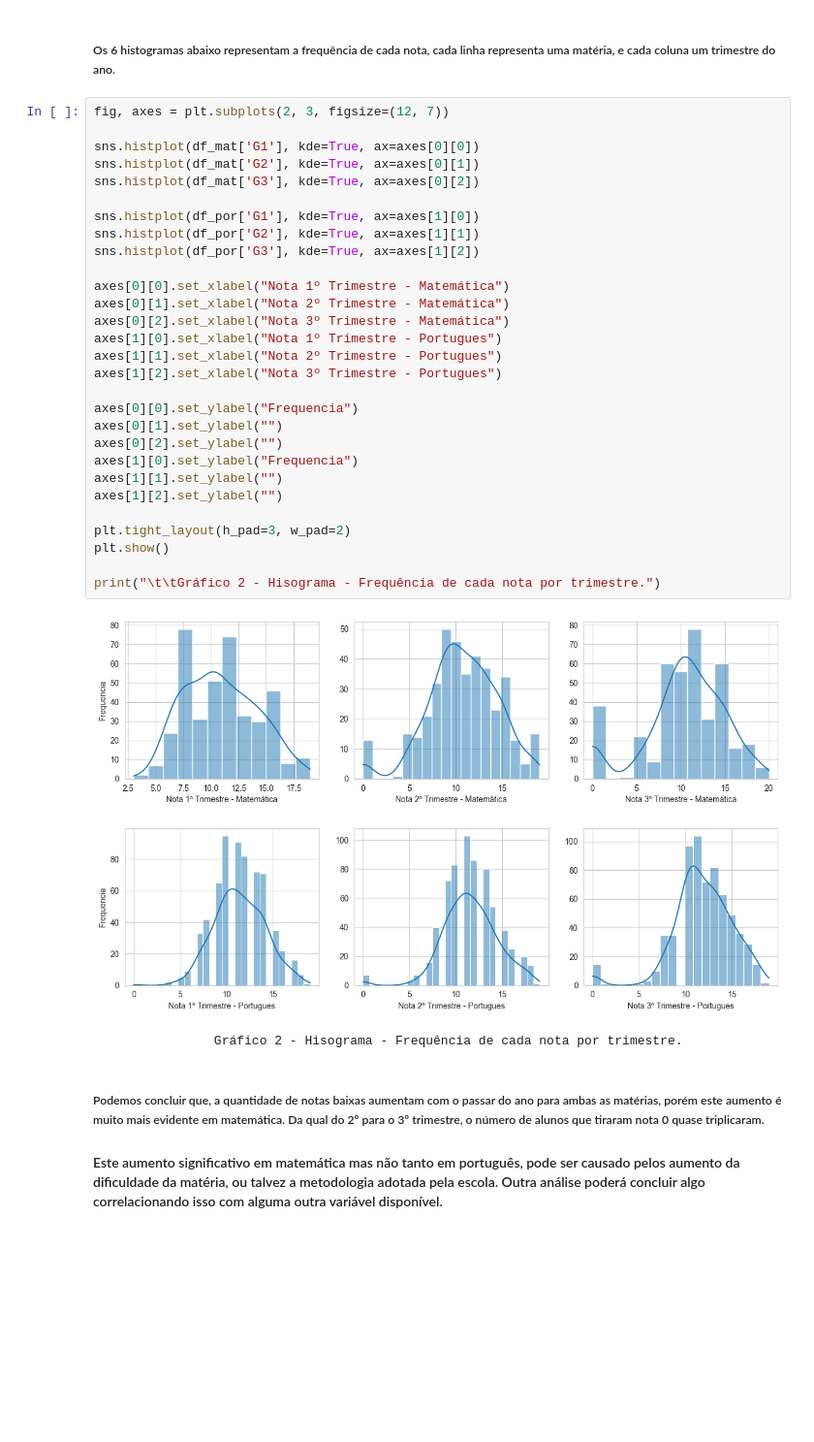
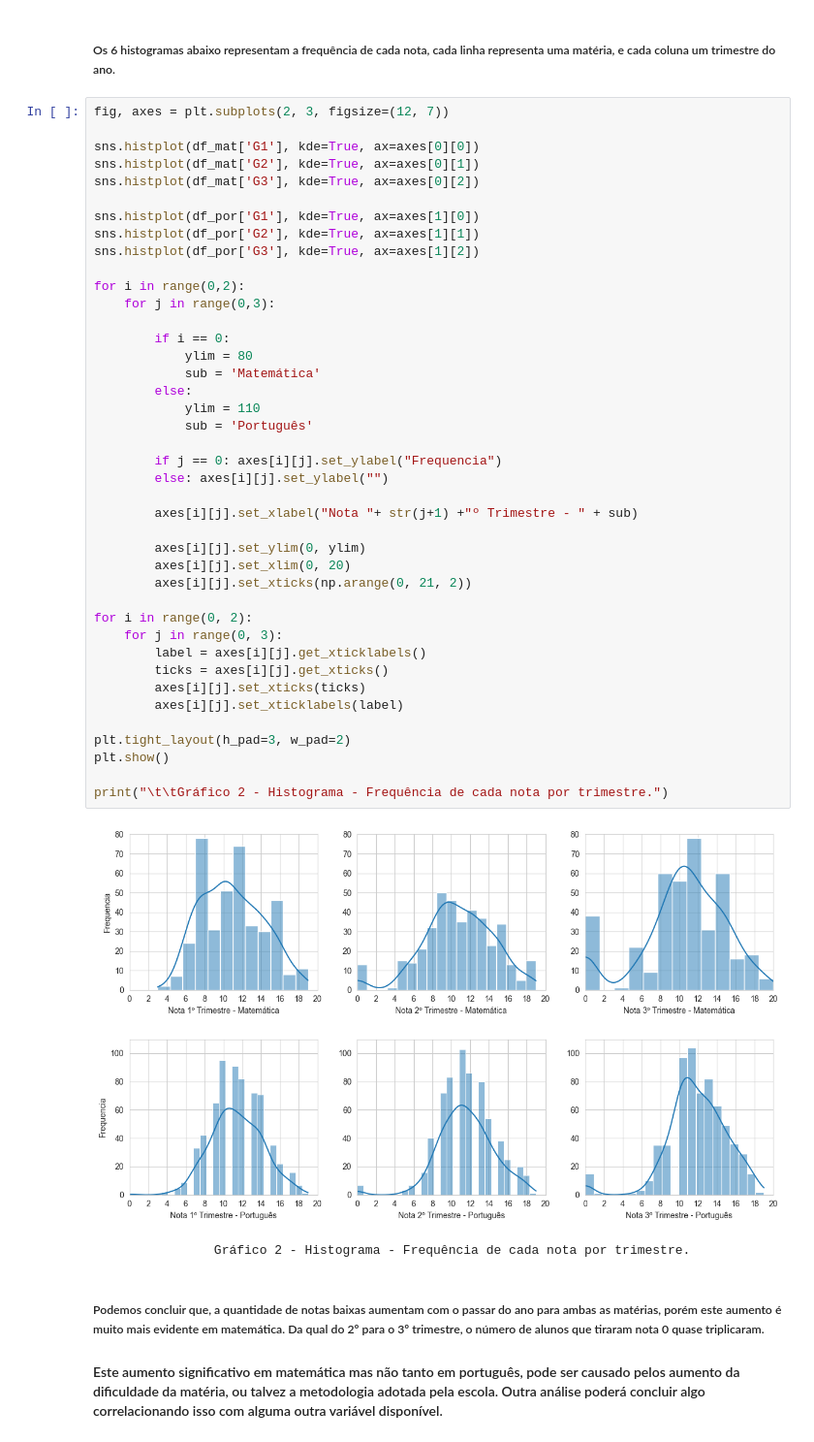
Before and after one commit to ricksoliveira/students_performance, a Jupyter notebook: students.ipynb, the cells around one changed output. Shown at 97% size. Drawn from its saved outputs; the diff is of its cells as text; blank space fills up the shorter version.

```diff
--- a/students.ipynb
+++ b/students.ipynb
@@ -272,35 +322,47 @@ print("\t\tGráfico 1 - Barras - Quantidade de cada gênero.")
 # %%
 fig, axes = plt.subplots(2, 3, figsize=(12, 7))
 
 sns.histplot(df_mat['G1'], kde=True, ax=axes[0][0])
 sns.histplot(df_mat['G2'], kde=True, ax=axes[0][1])
 sns.histplot(df_mat['G3'], kde=True, ax=axes[0][2])
 
 sns.histplot(df_por['G1'], kde=True, ax=axes[1][0])
 sns.histplot(df_por['G2'], kde=True, ax=axes[1][1])
 sns.histplot(df_por['G3'], kde=True, ax=axes[1][2])
 
-axes[0][0].set_xlabel("Nota 1º Trimestre - Matemática")
-axes[0][1].set_xlabel("Nota 2º Trimestre - Matemática")
-axes[0][2].set_xlabel("Nota 3º Trimestre - Matemática")
-axes[1][0].set_xlabel("Nota 1º Trimestre - Portugues")
-axes[1][1].set_xlabel("Nota 2º Trimestre - Portugues")
-axes[1][2].set_xlabel("Nota 3º Trimestre - Portugues")
+for i in range(0,2):
+    for j in range(0,3):
 
-axes[0][0].set_ylabel("Frequencia")
-axes[0][1].set_ylabel("")
-axes[0][2].set_ylabel("")
-axes[1][0].set_ylabel("Frequencia")
-axes[1][1].set_ylabel("")
-axes[1][2].set_ylabel("")
+        if i == 0:
+            ylim = 80
+            sub = 'Matemática'
+        else:
+            ylim = 110
+            sub = 'Português'
+
+        if j == 0: axes[i][j].set_ylabel("Frequencia")
+        else: axes[i][j].set_ylabel("")
+
+        axes[i][j].set_xlabel("Nota "+ str(j+1) +"º Trimestre - " + sub)
+
+        axes[i][j].set_ylim(0, ylim)
+        axes[i][j].set_xlim(0, 20)
+        axes[i][j].set_xticks(np.arange(0, 21, 2))
+
+for i in range(0, 2):
+    for j in range(0, 3):
+        label = axes[i][j].get_xticklabels()
+        ticks = axes[i][j].get_xticks()
+        axes[i][j].set_xticks(ticks)
+        axes[i][j].set_xticklabels(label)
 
 plt.tight_layout(h_pad=3, w_pad=2)
 plt.show()
 
-print("\t\tGráfico 2 - Hisograma - Frequência de cada nota por trimestre.")
+print("\t\tGráfico 2 - Histograma - Frequência de cada nota por trimestre.")
 # %% [output]
-[figure, old version]
+[figure, new version]
-                Gráfico 2 - Hisograma - Frequência de cada nota por trimestre.
+                Gráfico 2 - Histograma - Frequência de cada nota por trimestre.
 # %% [markdown]
 ##### Podemos concluir que, a quantidade de notas baixas aumentam com o passar do ano para ambas as matérias, porém este aumento é muito mais evidente em matemática. Da qual do 2º para o 3º trimestre, o número de alunos que tiraram nota 0 quase triplicaram.
 
```
Also changed, not shown: parts of 25 cells of this notebook.
